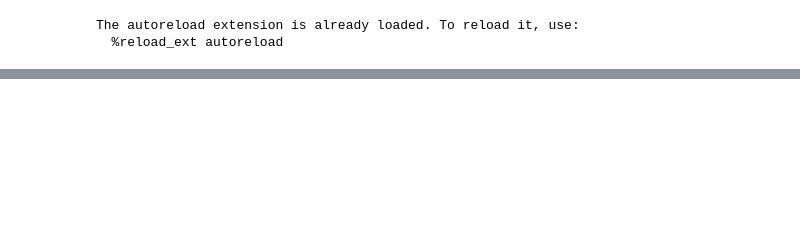
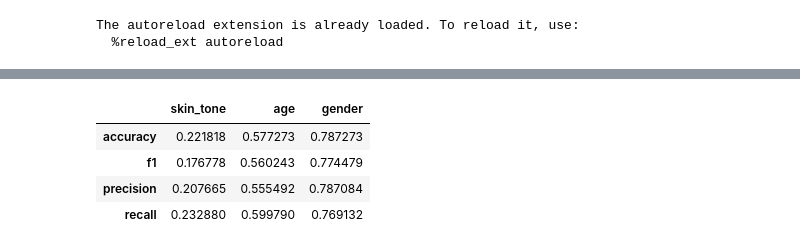
Before and after one commit to tehwentzel/SRIA_Bias, a Jupyter notebook: Untitled.ipynb, the cells around one changed output, grey strips where cells are left out. Drawn from its saved outputs; the diff is of its cells as text; code cells hidden in the pictures; blank space fills up the shorter version.

Commit message:
more results and histograms working

```diff
--- a/Untitled.ipynb
+++ b/Untitled.ipynb
@@ -71,0 +166,7 @@ y,ypred = eval_labels(model, test_labels)
+# %%
+#dualfacenet + histogram
+file = 'dual_dualfacenet_h400_st600_a400_g400_ed3_std2_ad2_gd2_hist10_histd_0.1_balanced'
+# file = 'dual_dualfacenet_h600_st600_a400_g400_ed4_std2_ad2_gd2_balanced'
+train_labels = pd.read_csv('train_data_clean.csv')
+test_labels = pd.read_csv('test_data_clean.csv')
+test_labels
@@ -71,0 +187,3 @@ y,ypred = eval_labels(model, test_labels)
+# %%
+model = get_model(file)
+y,ypred = eval_labels(model, test_labels)
@@ -72 +214,10 @@ y,ypred = eval_labels(model, test_labels)
+# %%
+
+multiclass_metrics(y,ypred)
+# %% [output]
+|  | skin_tone | age | gender |
+| accuracy | 0.221818 | 0.577273 | 0.787273 |
+| f1 | 0.176778 | 0.560243 | 0.774479 |
+| precision | 0.207665 | 0.555492 | 0.787084 |
+| recall | 0.232880 | 0.599790 | 0.769132 |
 # %%
```
Also changed, not shown: parts of 9 cells of this notebook, 3 other files.
